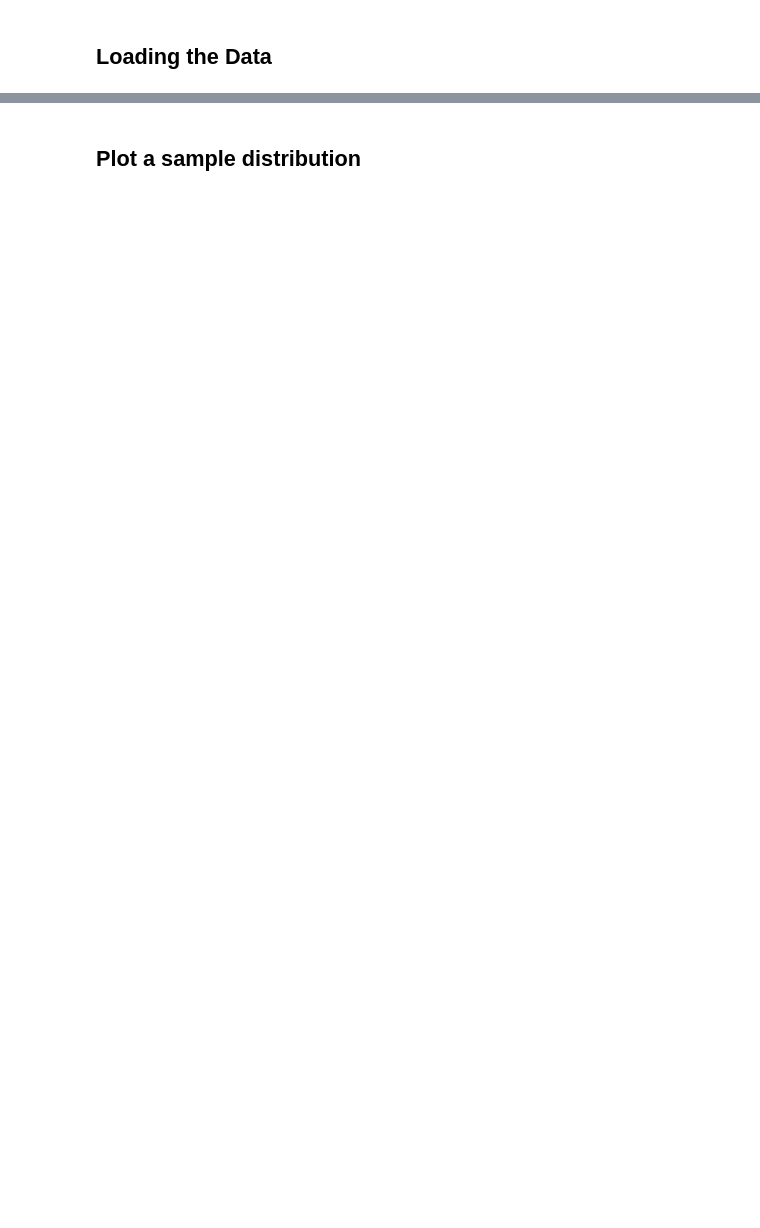
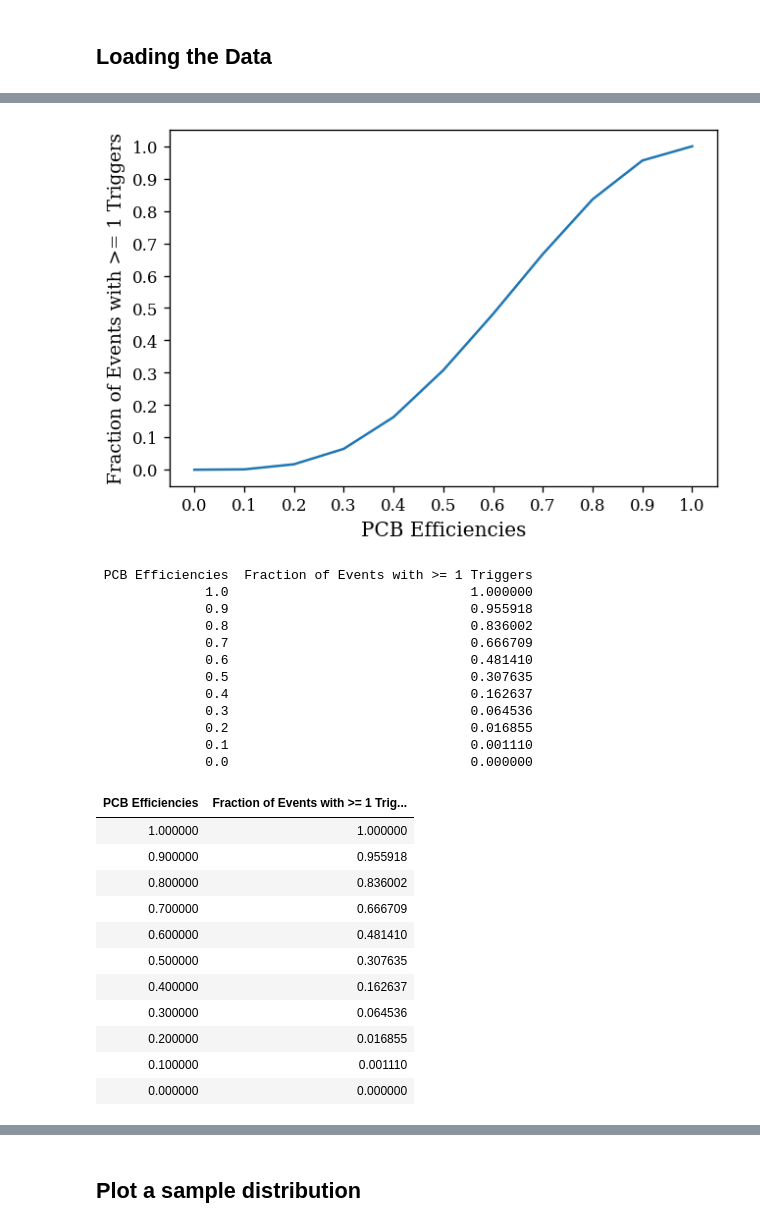
Before and after one commit to annmwang/oct_sim, a Jupyter notebook: oct_sim_analysis/EfficiencyPlots.ipynb, the cells around one changed output, grey strips where cells are left out. Cells and saved outputs as stored; diff of their text form; code cells hidden in the pictures; blank space fills up the shorter version.

```diff
--- a/oct_sim_analysis/EfficiencyPlots.ipynb
+++ b/oct_sim_analysis/EfficiencyPlots.ipynb
@@ -78,0 +78,23 @@ Number of loaded files: 60
+# %%
+print("Number of loaded files: {}".format(nFiles))
+x = []
+y = []
+z = []
+
+effs = np.linspace(0,1,11)
+NTRIG = 11
+hNTrigs = {round(f,2): TH1D("hNTrigs%.2f"%f,"",NTRIG, 0 , NTRIG) for f in effs}
+h = [TH2D("h%i"%i,"",9*2,0,72*2,11,0,11000) for i in range(10)]
+h1 = TH1D("h1","h1",9*2,0,72*2)
+
+for d in data:
+    trigs = [ np.sum(d['Ntriggers'] >= i) for i in range(NTRIG) ]
+    mm_eff_sum = np.sum(d['mm_eff'])
+    layers = np.array([np.sum(d['mm_eff'][16*i:16*(i+1)] > 0) for i in range(0,8)])
+    z.append(np.sum(layers>=1))
+    x.append(mm_eff_sum)
+    y.append(trigs[1])
+    for i in range(len(h)): h[i].Fill(mm_eff_sum,trigs[i])
+    h1.Fill(mm_eff_sum)
+    for trig in d['Ntriggers']:
+        hNTrigs[round(d['mm_eff'][0],2)].Fill(trig)
@@ -78,0 +188,39 @@ Number of loaded files: 60
+# %%
+x = np.linspace(1,0,11)
+plt.plot(x,efficiencies[1])
+plt.locator_params(axis='y', nbins=20)
+plt.xticks(x)
+plt.xlabel('PCB Efficiencies', fontsize=12)
+plt.ylabel('Fraction of Events with >= 1 Triggers', fontsize=11)
+plt.savefig("NEventsTrig1vsPCBEffs_2X2UV.pdf")
+plt.show()
+
+df = pd.DataFrame(zip(np.linspace(1,0,11),efficiencies[1]),columns=["PCB Efficiencies", "Fraction of Events with >= 1 Triggers"])
+print(df.to_string(index=False))
+df.style.hide_index()
+# %% [output]
+[figure, added]
+ PCB Efficiencies  Fraction of Events with >= 1 Triggers
+              1.0                               1.000000
+              0.9                               0.955918
+              0.8                               0.836002
+              0.7                               0.666709
+              0.6                               0.481410
+              0.5                               0.307635
+              0.4                               0.162637
+              0.3                               0.064536
+              0.2                               0.016855
+              0.1                               0.001110
+              0.0                               0.000000
+| PCB Efficiencies | Fraction of Events with >= 1 Trig... |
+| 1.000000 | 1.000000 |
+| 0.900000 | 0.955918 |
+| 0.800000 | 0.836002 |
+| 0.700000 | 0.666709 |
+| 0.600000 | 0.481410 |
+| 0.500000 | 0.307635 |
+| 0.400000 | 0.162637 |
+| 0.300000 | 0.064536 |
+| 0.200000 | 0.016855 |
+| 0.100000 | 0.001110 |
+| 0.000000 | 0.000000 |
```
Also changed, not shown: parts of 20 cells of this notebook, 2 other files.
